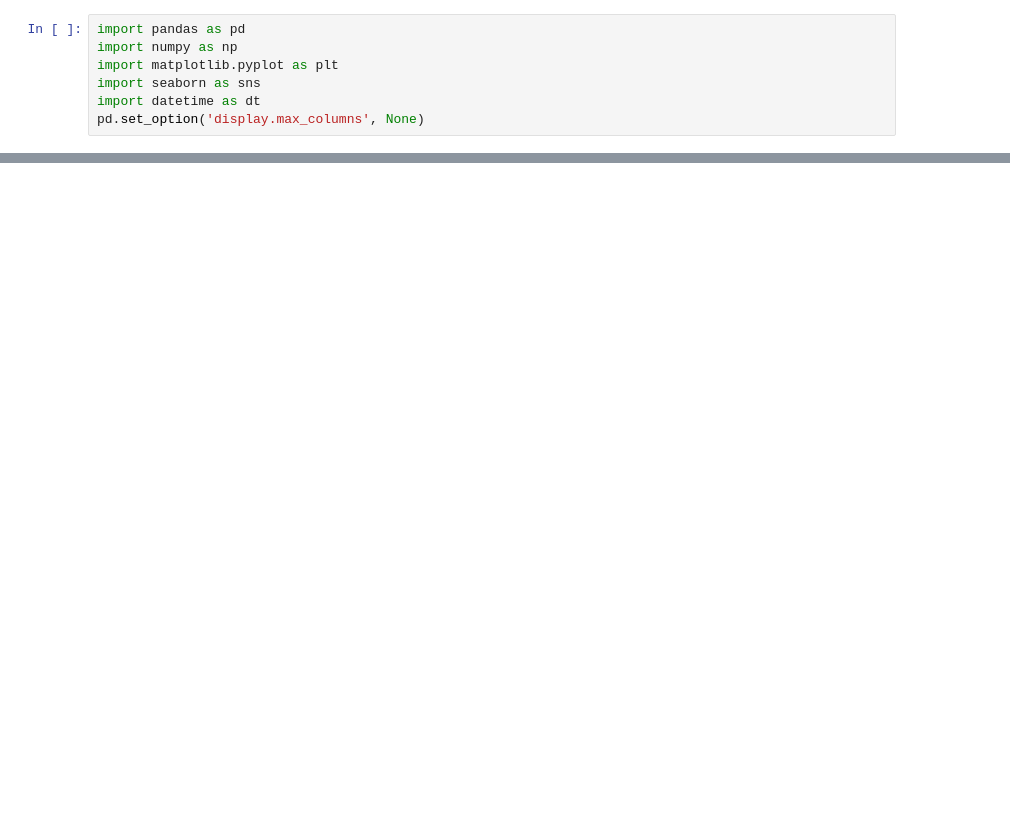
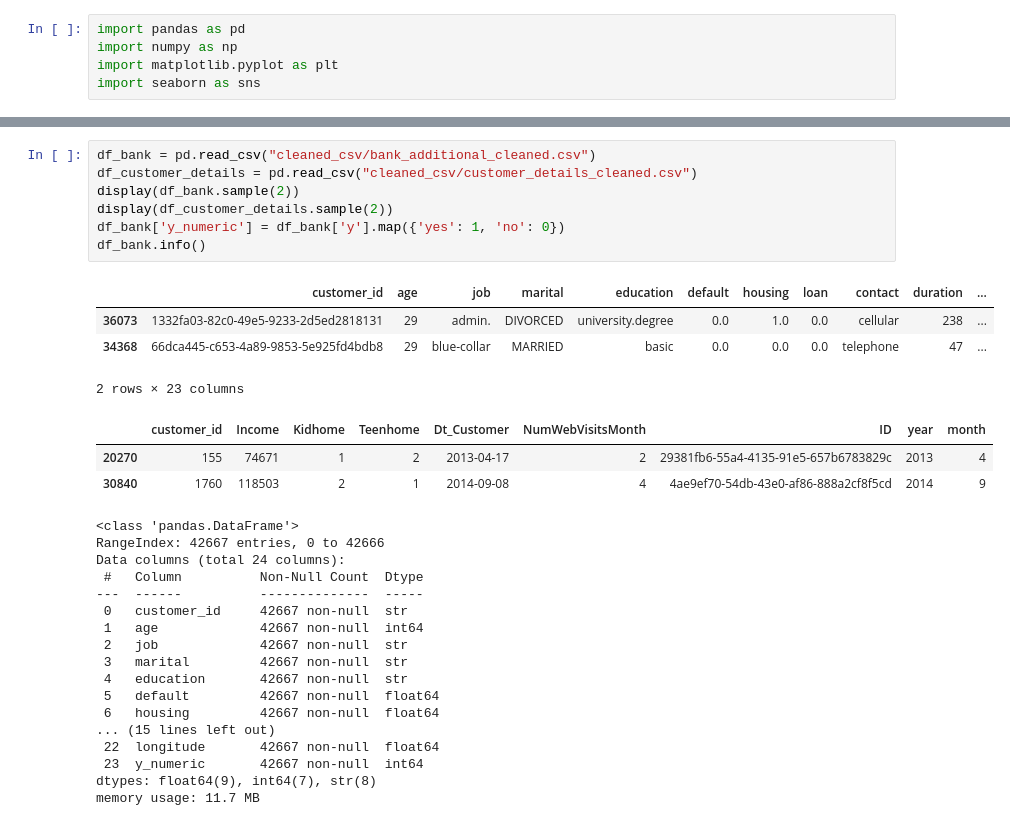
Before and after one commit to Ims2002/Proyecto-EDA-Python-Bank, a Jupyter notebook: eda.ipynb, the cells around one changed output, grey strips where cells are left out. Drawn from its saved outputs; the diff is of its cells as text; blank space fills up the shorter version.

```diff
--- a/eda.ipynb
+++ b/eda.ipynb
@@ -3,5 +3,3 @@ import pandas as pd
 import numpy as np
 import matplotlib.pyplot as plt
 import seaborn as sns
-import datetime as dt
-pd.set_option('display.max_columns', None)
@@ -507,0 +6,32 @@ dtype: int64
+# %%
+df_bank = pd.read_csv("cleaned_csv/bank_additional_cleaned.csv")
+df_customer_details = pd.read_csv("cleaned_csv/customer_details_cleaned.csv")
+display(df_bank.sample(2))
+display(df_customer_details.sample(2))
+df_bank['y_numeric'] = df_bank['y'].map({'yes': 1, 'no': 0})
+df_bank.info()
+# %% [output]
+|  | customer_id | age | job | marital | education | default | housing | loan | contact | duration | ... |
+| 36073 | 1332fa03-82c0-49e5-9233-2d5ed2818131 | 29 | admin. | DIVORCED | university.degree | 0.0 | 1.0 | 0.0 | cellular | 238 | ... |
+| 34368 | 66dca445-c653-4a89-9853-5e925fd4bdb8 | 29 | blue-collar | MARRIED | basic | 0.0 | 0.0 | 0.0 | telephone | 47 | ... |
+2 rows × 23 columns
+|  | customer_id | Income | Kidhome | Teenhome | Dt_Customer | NumWebVisitsMonth | ID | year | month |
+| 20270 | 155 | 74671 | 1 | 2 | 2013-04-17 | 2 | 29381fb6-55a4-4135-91e5-657b6783829c | 2013 | 4 |
+| 30840 | 1760 | 118503 | 2 | 1 | 2014-09-08 | 4 | 4ae9ef70-54db-43e0-af86-888a2cf8f5cd | 2014 | 9 |
+<class 'pandas.DataFrame'>
+RangeIndex: 42667 entries, 0 to 42666
+Data columns (total 24 columns):
+ #   Column          Non-Null Count  Dtype
+---  ------          --------------  -----
+ 0   customer_id     42667 non-null  str
+ 1   age             42667 non-null  int64
+ 2   job             42667 non-null  str
+ 3   marital         42667 non-null  str
+ 4   education       42667 non-null  str
+ 5   default         42667 non-null  float64
+ 6   housing         42667 non-null  float64
+... (15 lines left out)
+ 22  longitude       42667 non-null  float64
+ 23  y_numeric       42667 non-null  int64
+dtypes: float64(9), int64(7), str(8)
+memory usage: 11.7 MB
```
Also changed, not shown: parts of 29 cells of this notebook, 3 other files.
